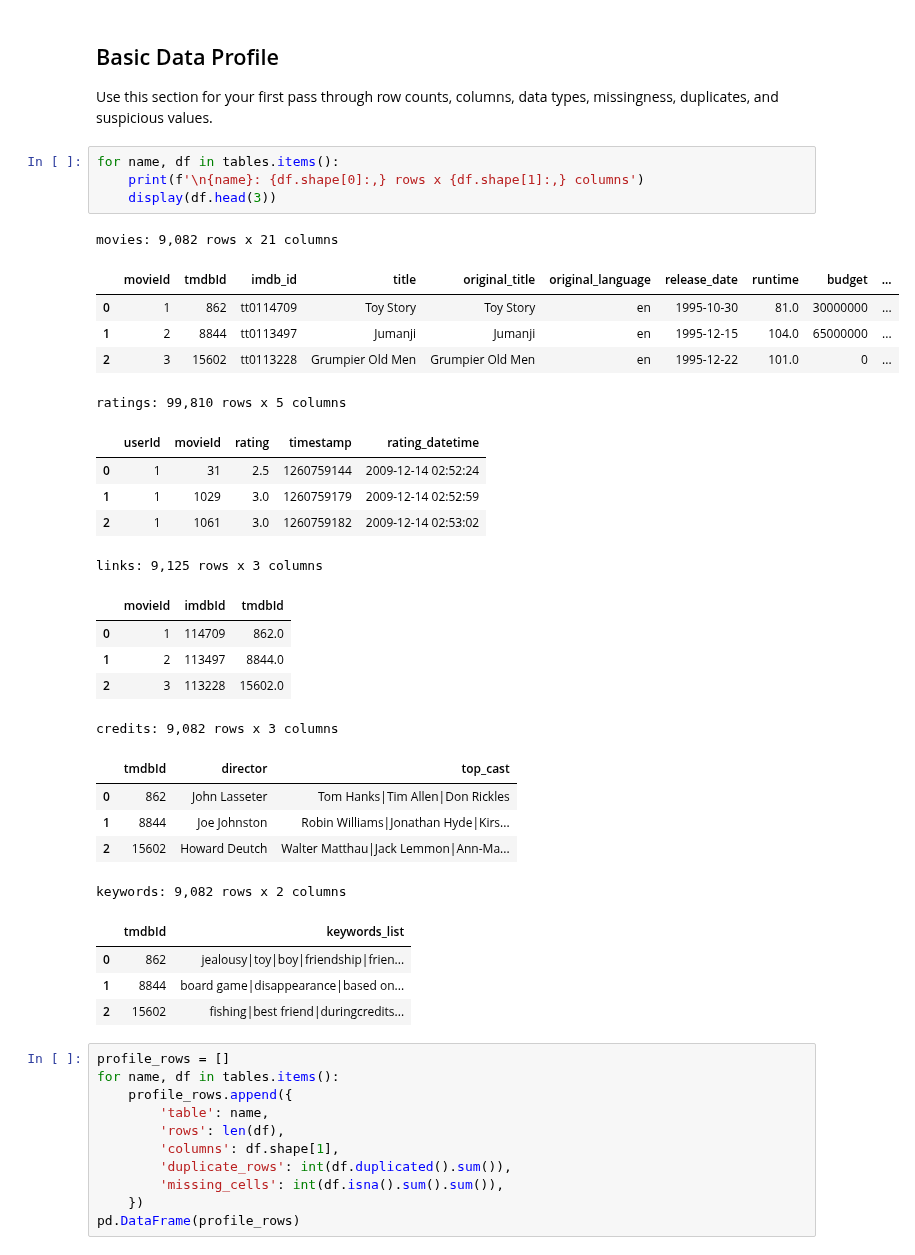
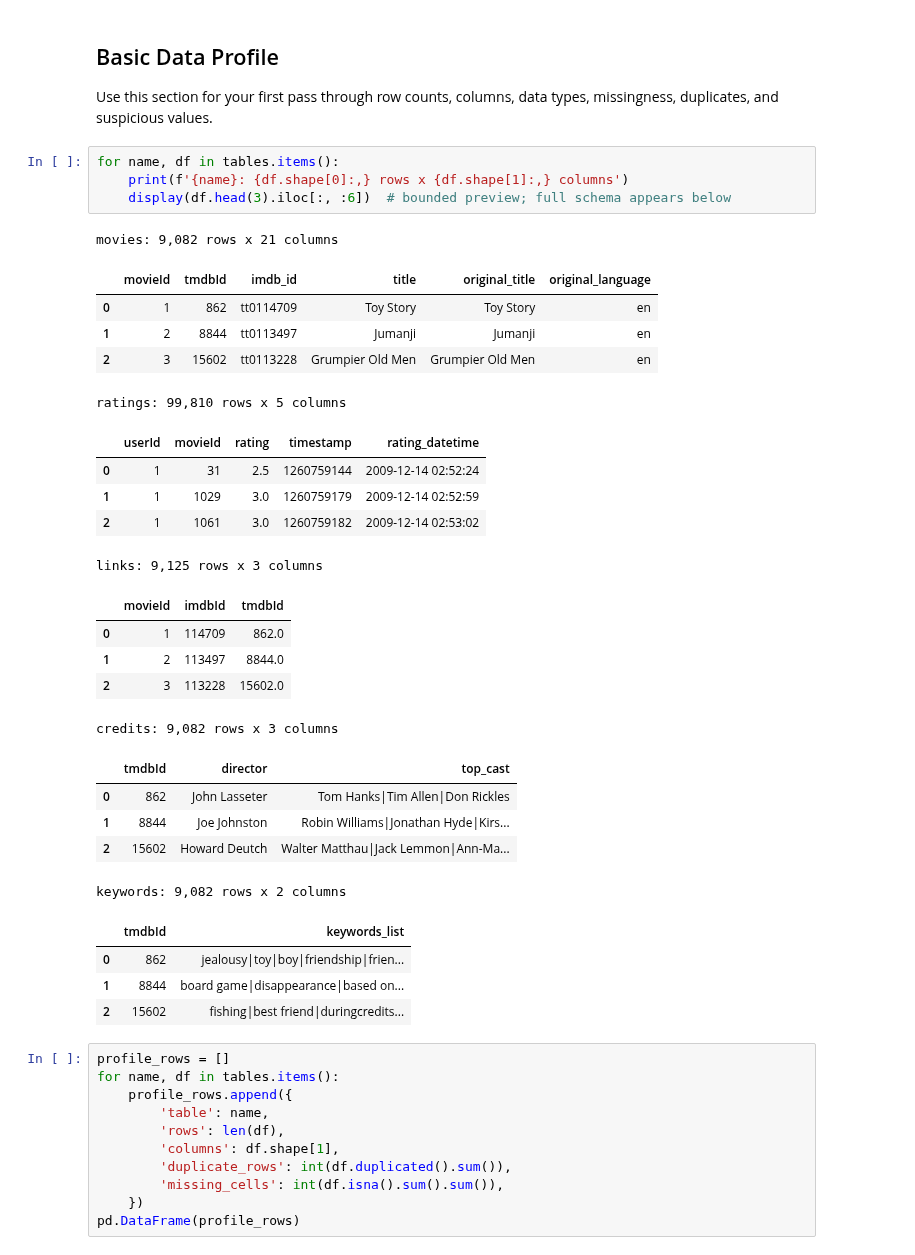
Before and after one commit to DYarritu11/BAN6003-MOVIES-PROJECT-DANIELYARRITU, a Jupyter notebook: notebooks/movies_project_starter.ipynb, the cells around one changed output. Drawn from its saved outputs; the diff is of its cells as text.

```diff
--- a/notebooks/movies_project_starter.ipynb
+++ b/notebooks/movies_project_starter.ipynb
@@ -59,14 +59,14 @@ tables = {
 Use this section for your first pass through row counts, columns, data types, missingness, duplicates, and suspicious values.
 # %%
 for name, df in tables.items():
-    print(f'\n{name}: {df.shape[0]:,} rows x {df.shape[1]:,} columns')
-    display(df.head(3))
+    print(f'{name}: {df.shape[0]:,} rows x {df.shape[1]:,} columns')
+    display(df.head(3).iloc[:, :6])  # bounded preview; full schema appears below
 # %% [output]
 movies: 9,082 rows x 21 columns
-|  | movieId | tmdbId | imdb_id | title | original_title | original_language | release_date | runtime | budget | ... |
-| 0 | 1 | 862 | tt0114709 | Toy Story | Toy Story | en | 1995-10-30 | 81.0 | 30000000 | ... |
-| 1 | 2 | 8844 | tt0113497 | Jumanji | Jumanji | en | 1995-12-15 | 104.0 | 65000000 | ... |
-| 2 | 3 | 15602 | tt0113228 | Grumpier Old Men | Grumpier Old Men | en | 1995-12-22 | 101.0 | 0 | ... |
+|  | movieId | tmdbId | imdb_id | title | original_title | original_language |
+| 0 | 1 | 862 | tt0114709 | Toy Story | Toy Story | en |
+| 1 | 2 | 8844 | tt0113497 | Jumanji | Jumanji | en |
+| 2 | 3 | 15602 | tt0113228 | Grumpier Old Men | Grumpier Old Men | en |
 ratings: 99,810 rows x 5 columns
 |  | userId | movieId | rating | timestamp | rating_datetime |
 | 0 | 1 | 31 | 2.5 | 1260759144 | 2009-12-14 02:52:24 |
```
Also changed, not shown: parts of 17 cells of this notebook, 6 other files.
